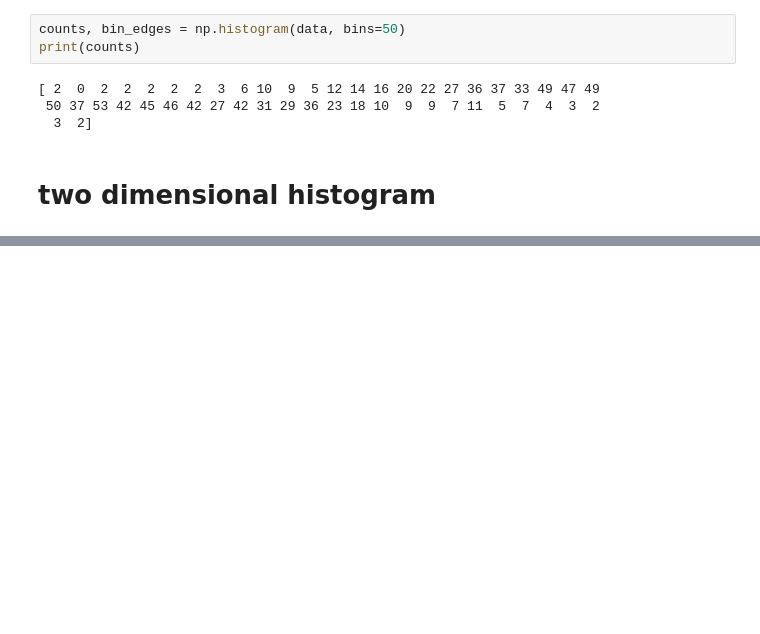
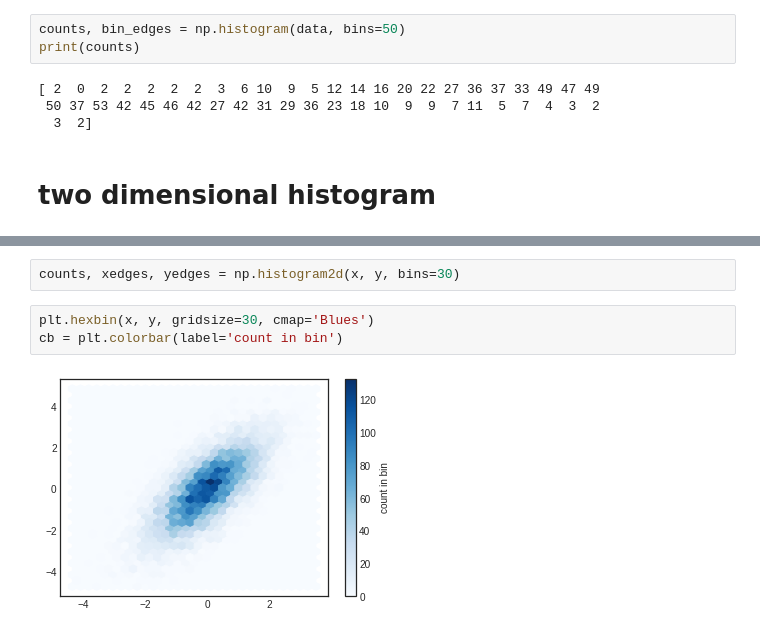
Before and after one commit to chaithrashagu/Internship, a Jupyter notebook: matplotlib.ipynb, the cells around one changed output, grey strips where cells are left out. Saved outputs shown, nothing was run; the diff lists cells and outputs as text; blank space fills up the shorter version.

```diff
--- a/matplotlib.ipynb
+++ b/matplotlib.ipynb
@@ -263,0 +264,7 @@ cb.set_label('counts in bin')
+# %%
+counts, xedges, yedges = np.histogram2d(x, y, bins=30)
+# %%
+plt.hexbin(x, y, gridsize=30, cmap='Blues')
+cb = plt.colorbar(label='count in bin')
+# %% [output]
+[figure, added]
```
Also changed, not shown: parts of 13 cells of this notebook.
